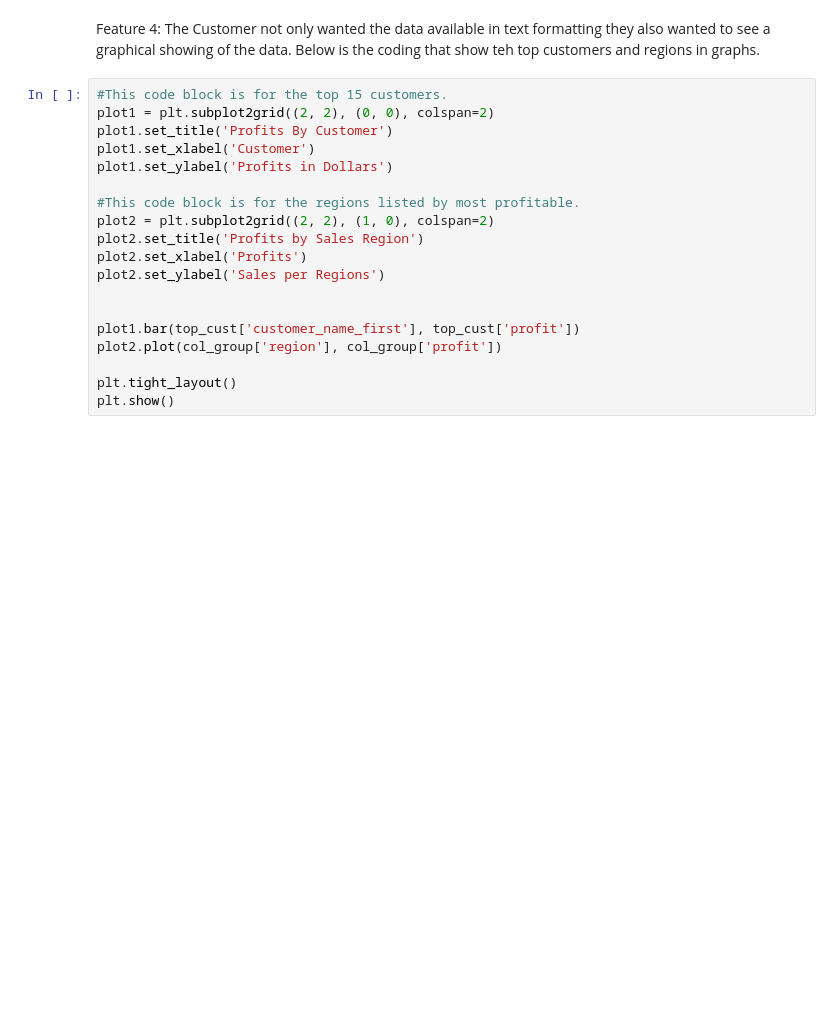
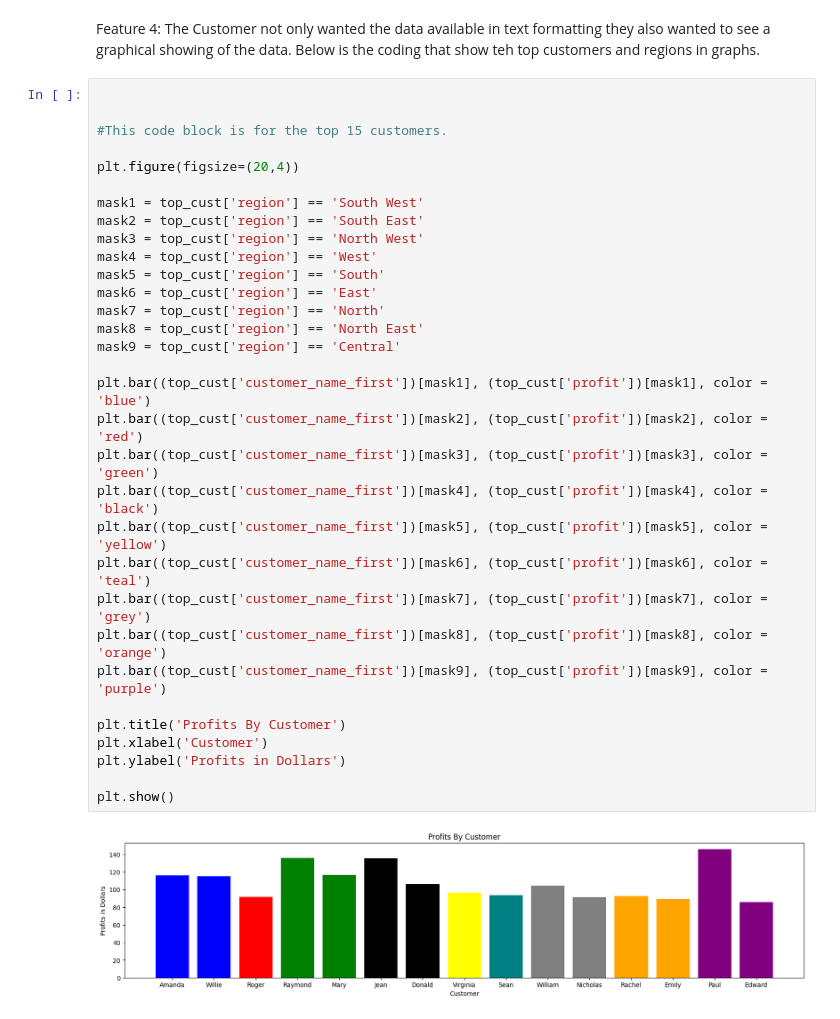
Before and after one commit to AdamTurner84/data_1_checks, a Jupyter notebook: fruit_veg_final.ipynb, the cells around one changed output. Saved outputs shown, nothing was run; the diff lists cells and outputs as text; blank space fills up the shorter version.

```diff
--- a/fruit_veg_final.ipynb
+++ b/fruit_veg_final.ipynb
@@ -53,21 +90,36 @@ print(col_group.to_string())
 # %% [markdown]
 Feature 4: The Customer not only wanted the data available in text formatting they also wanted to see a graphical showing of the data. Below is the coding that show teh top customers and regions in graphs.
-# %%
-#This code block is for the top 15 customers.
-plot1 = plt.subplot2grid((2, 2), (0, 0), colspan=2)
-plot1.set_title('Profits By Customer')
-plot1.set_xlabel('Customer')
-plot1.set_ylabel('Profits in Dollars')
-
-#This code block is for the regions listed by most profitable.
-plot2 = plt.subplot2grid((2, 2), (1, 0), colspan=2)
-plot2.set_title('Profits by Sales Region')
-plot2.set_xlabel('Profits')
-plot2.set_ylabel('Sales per Regions')
-
-
-plot1.bar(top_cust['customer_name_first'], top_cust['profit'])
-plot2.plot(col_group['region'], col_group['profit'])
-
-plt.tight_layout()
-plt.show()
+# %%
+
+
+#This code block is for the top 15 customers.
+
+plt.figure(figsize=(20,4))
+
+mask1 = top_cust['region'] == 'South West'
+mask2 = top_cust['region'] == 'South East'
+mask3 = top_cust['region'] == 'North West'
+mask4 = top_cust['region'] == 'West'
+mask5 = top_cust['region'] == 'South'
+mask6 = top_cust['region'] == 'East'
+mask7 = top_cust['region'] == 'North'
+mask8 = top_cust['region'] == 'North East'
+mask9 = top_cust['region'] == 'Central'
+
+plt.bar((top_cust['customer_name_first'])[mask1], (top_cust['profit'])[mask1], color = 'blue')
+plt.bar((top_cust['customer_name_first'])[mask2], (top_cust['profit'])[mask2], color = 'red')
+plt.bar((top_cust['customer_name_first'])[mask3], (top_cust['profit'])[mask3], color = 'green')
+plt.bar((top_cust['customer_name_first'])[mask4], (top_cust['profit'])[mask4], color = 'black')
+plt.bar((top_cust['customer_name_first'])[mask5], (top_cust['profit'])[mask5], color = 'yellow')
+plt.bar((top_cust['customer_name_first'])[mask6], (top_cust['profit'])[mask6], color = 'teal')
+plt.bar((top_cust['customer_name_first'])[mask7], (top_cust['profit'])[mask7], color = 'grey')
+plt.bar((top_cust['customer_name_first'])[mask8], (top_cust['profit'])[mask8], color = 'orange')
+plt.bar((top_cust['customer_name_first'])[mask9], (top_cust['profit'])[mask9], color = 'purple')
+
+plt.title('Profits By Customer')
+plt.xlabel('Customer')
+plt.ylabel('Profits in Dollars')
+
+plt.show()
+# %% [output]
+[figure, added]
```
Also changed, not shown: parts of 4 cells of this notebook, 2 other files.
